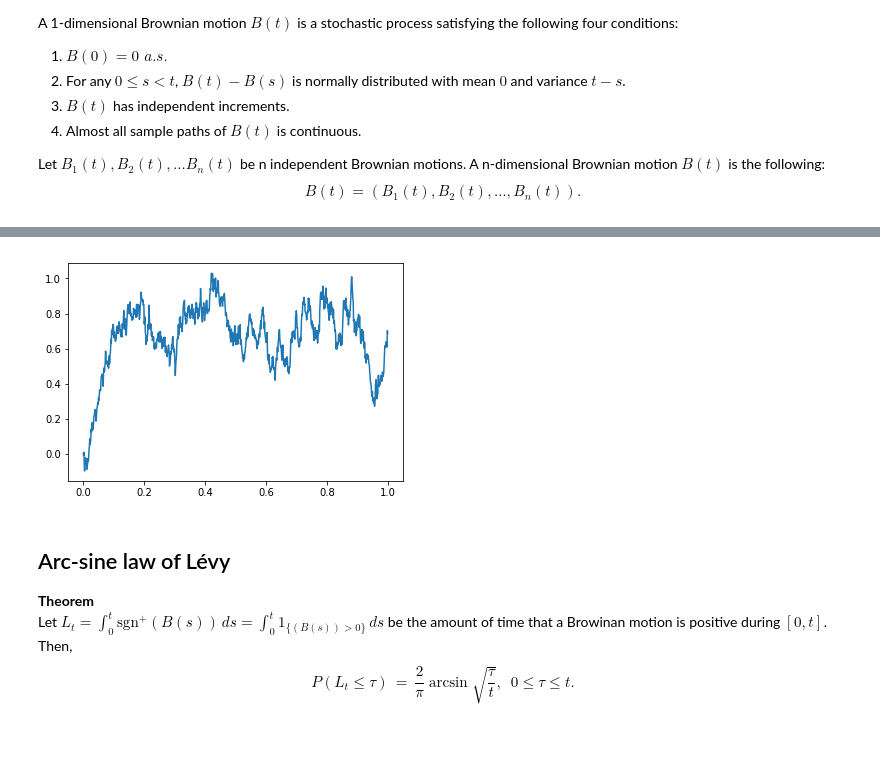
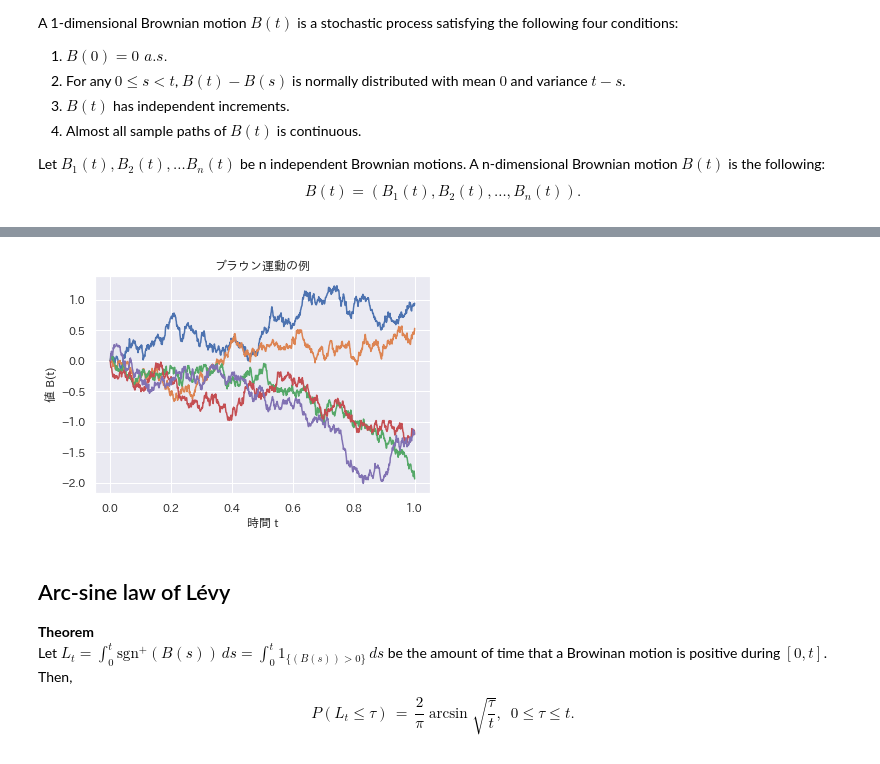
Before and after one commit to mo-mo-666/qiita-articles-script, a Jupyter notebook: arcsin-law/arcsin_law.ipynb, the cells around one changed output, grey strips where cells are left out. Saved outputs shown, nothing was run; the diff lists cells and outputs as text; code cells hidden in the pictures.

```diff
--- a/arcsin-law/arcsin_law.ipynb
+++ b/arcsin-law/arcsin_law.ipynb
@@ -6,6 +12,12 @@
 import numpy as np
 import matplotlib
 import matplotlib.pyplot as plt
+import seaborn as sns
+
+%matplotlib inline
+
+matplotlib.rcParams['font.family'] = 'IPAexGothic'
+sns.set(font='IPAexGothic')
 # %% [markdown]
 # Brownian motion (Wiener process)
 ___
@@ -21,9 +33,14 @@ $$B(t) = (B_1(t), B_2(t), \dots , B_n(t)).$$
 # %%
 step = 1000
 
-diffs = np.random.randn(step).astype(np.float32)
+diffs = np.random.randn(step+1).astype(np.float32) * np.sqrt(1 / step)
 diffs[0] = 0.
+x = np.linspace(0, 1, step+1)
 bm = np.cumsum(diffs)
-plt.plot(bm)
+plt.plot(x, bm)
+plt.xlabel("時間 t")
+plt.ylabel("値 B(t)")
+plt.title("ブラウン運動の例")
+plt.savefig("./gdrive/My Drive/pictures/BM-example.png")
 plt.show()
 # %% [output]
@@ -31,14 +48,20 @@ plt.show()
 # %%
 step = 1000
+num = 5
 
-diffs = np.random.randn(step).astype(np.float32) * np.sqrt(1 / step)
-diffs[0] = 0.
-x = np.linspace(0, 1, step)
-bm = np.cumsum(diffs)
-plt.plot(x, bm)
+diffs = np.random.randn(num, step+1).astype(np.float32) * np.sqrt(1 / step)
+diffs[:, 0] = 0.
+x = np.linspace(0, 1, step+1)
+bms = np.cumsum(diffs, axis=1)
+for bm in bms:
+    plt.plot(x, bm)
+plt.xlabel("時間 t")
+plt.ylabel("値 B(t)")
+plt.title("ブラウン運動の例")
+plt.savefig("./gdrive/My Drive/pictures/BMS-example.png")
 plt.show()
 # %% [output]
-[figure, old version]
+[figure, new version]
 # %% [markdown]
 ## Arc-sine law of Lévy
 
```
Also changed, not shown: parts of 7 cells of this notebook.
